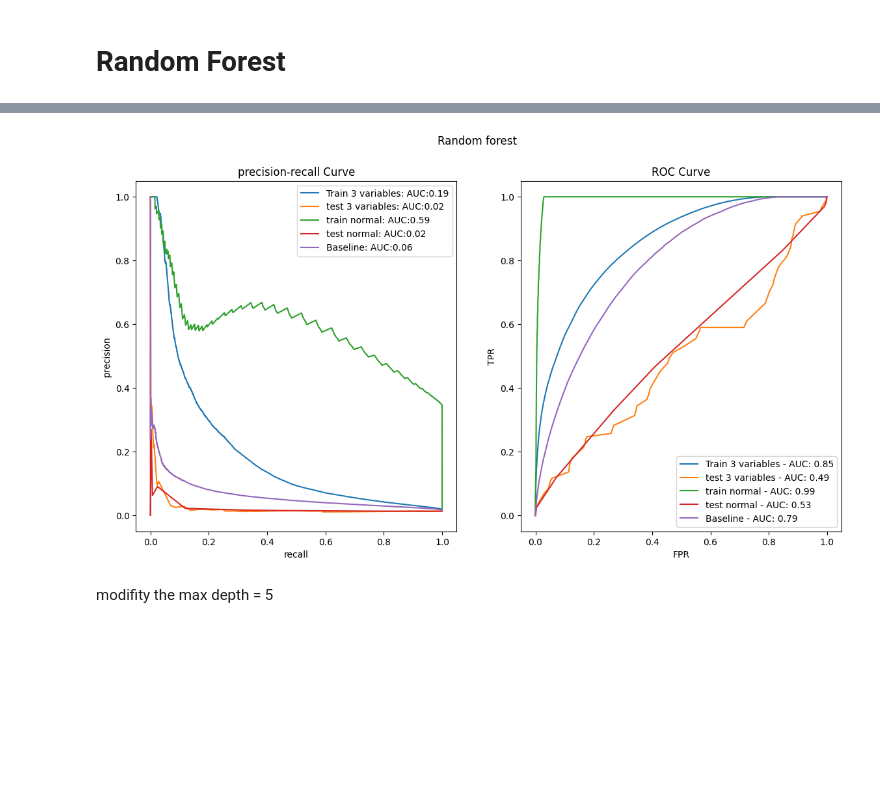
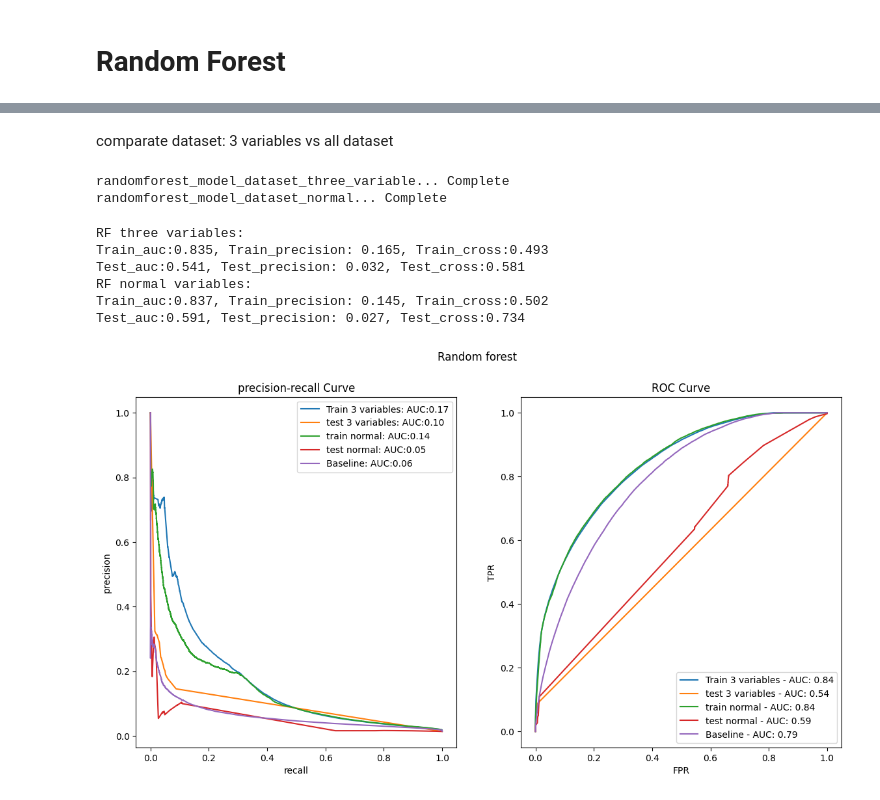
Before and after one commit to MaickMos/data_science_applied, a Jupyter notebook: future_purchase_prediction/model_no_lineal/MVP_Push_Notifications.ipynb, the cells around one changed output, grey strips where cells are left out. Saved outputs shown, nothing was run; the diff lists cells and outputs as text; code cells hidden in the pictures; blank space fills up the shorter version.

```diff
--- a/future_purchase_prediction/model_no_lineal/MVP_Push_Notifications.ipynb
+++ b/future_purchase_prediction/model_no_lineal/MVP_Push_Notifications.ipynb
@@ -294,32 +318,77 @@ weighted avg       0.97      0.99      0.98    432790
+# %%
+df_ = feature_frame[columns_x_train]
+x_train, x_test, x_valid, y_train, y_test, y_valid = slip_data_set(df_,feature_frame_numeric["outcome"])
+# %% [markdown]
+comparate dataset: 3 variables vs all dataset
+# %%
+randomforest_model_dataset_three_variable=RandomForestClassifier(
+    class_weight="balanced",
+    max_depth=5
+    )
+
+randomforest_model_dataset_normal=RandomForestClassifier(
+    class_weight="balanced",
+    max_depth=5
+    )
+
+randomforest_model_dataset_three_variable = randomforest_model_dataset_three_variable.fit(x_train_3, y_train)
+print("randomforest_model_dataset_three_variable... Complete")
+randomforest_model_dataset_normal =  randomforest_model_dataset_normal.fit(x_train, y_train)
+print("randomforest_model_dataset_normal... Complete")
+# %% [output]
+randomforest_model_dataset_three_variable... Complete
+randomforest_model_dataset_normal... Complete
 # %%
 fig1, ax1 = plt.subplots(1,2,figsize=(14,7))
 fig1.suptitle("Random forest")
 
 
-y_train_randomforest_model_trhee_variable = randomforest_model_dataset_trhee_variable.predict_proba(x_train_f)[:,1]
+y_train_randomforest_model_three_variable = randomforest_model_dataset_three_variable.predict_proba(x_train_3)[:,1]
 plot_metrics(
-    f"Train 3 variables",y_pred=y_train_randomforest_model_trhee_variable,y_test=y_train,figure=(fig1,ax1)
+    f"Train 3 variables",y_pred=y_train_randomforest_model_three_variable,y_test=y_train,figure=(fig1,ax1)
 )
 
-y_test_randomforest_model_trhee_variable = randomforest_model_dataset_trhee_variable.predict_proba(x_test_f)[:,1]
+y_test_randomforest_model_three_variable = randomforest_model_dataset_three_variable.predict_proba(x_test_3)[:,1]
 plot_metrics(
-    f"test 3 variables",y_pred=y_test_randomforest_model_trhee_variable,y_test=y_test,figure=(fig1,ax1)
+    f"test 3 variables",y_pred=y_test_randomforest_model_three_variable,y_test=y_test,figure=(fig1,ax1)
+)
+
+evaluate_model(
+    name=f"RF three variables",
+    model=randomforest_model_dataset_three_variable,
+    x_train=x_train_3,
+    y_train =y_train,
+    x_test =x_test_3,
+    y_test =y_test
 )
 
 y_train_randomforest_model_normal = randomforest_model_dataset_normal.predict_proba(x_train)[:,1]
 plot_metrics(
     f"train normal",y_pred=y_train_randomforest_model_normal,y_test=y_train,figure=(fig1,ax1)
 )
 
 y_test_randomforest_model_normal = randomforest_model_dataset_normal.predict_proba(x_test)[:,1]
 plot_metrics(
     f"test normal",y_pred=y_test_randomforest_model_normal,y_test=y_test,figure=(fig1,ax1)
 )
 
+evaluate_model(
+    name=f"RF normal variables",
+    model=randomforest_model_dataset_normal,
+    x_train=x_train,
+    y_train =y_train,
+    x_test =x_test,
+    y_test =y_test
+)
+
 plot_metrics(
     f"Baseline",y_pred=feature_frame["global_popularity"],y_test=feature_frame["outcome"],figure=(fig1,ax1)
-)
+    )
 # %% [output]
+RF three variables:
+Train_auc:0.835, Train_precision: 0.165, Train_cross:0.493
+Test_auc:0.541, Test_precision: 0.032, Test_cross:0.581
+RF normal variables:
+Train_auc:0.837, Train_precision: 0.145, Train_cross:0.502
+Test_auc:0.591, Test_precision: 0.027, Test_cross:0.734
-[figure, old version]
+[figure, new version]
-# %% [markdown]
-modifity the max depth = 5
```
Also changed, not shown: parts of 48 cells of this notebook, 6 other files.
